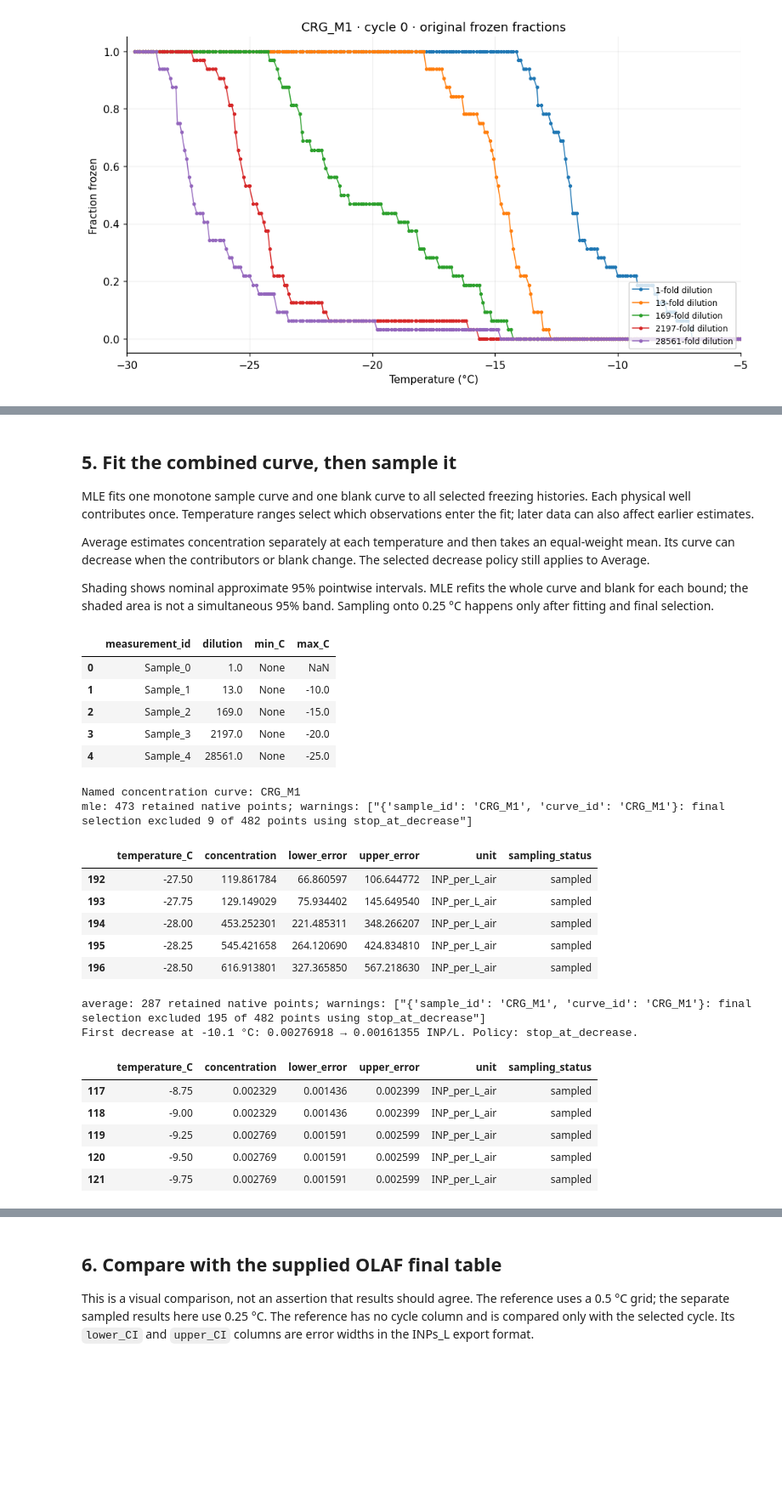
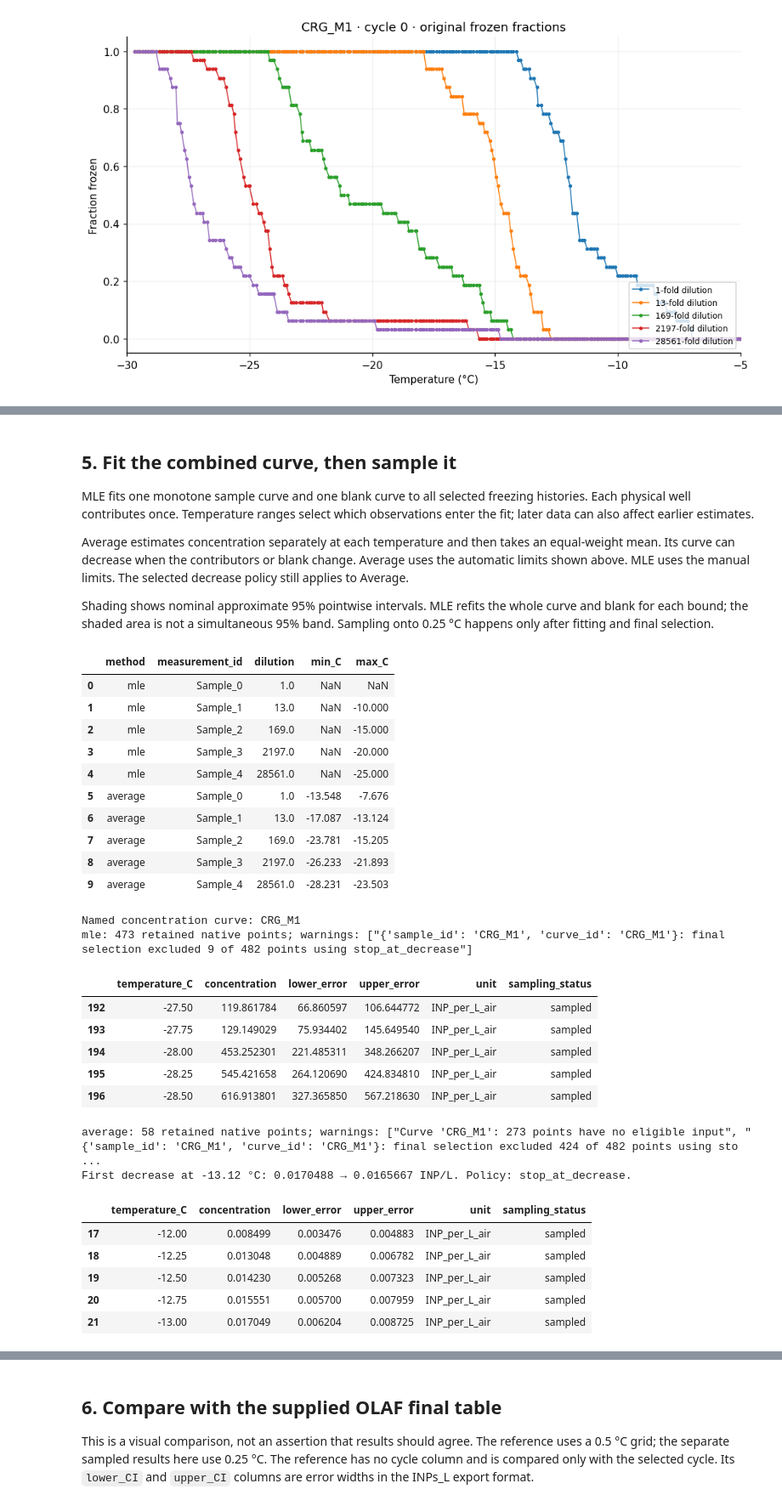
Before and after one commit to bochens/inptk, a Jupyter notebook: notebook/icescopy_freeze_count_to_air_inp_demo.ipynb, the cells around one changed output, grey strips where cells are left out. Shown at 85% size. Drawn from its saved outputs; the diff is of its cells as text; code cells hidden in the pictures; blank space fills up the shorter version.

```diff
--- a/notebook/icescopy_freeze_count_to_air_inp_demo.ipynb
+++ b/notebook/icescopy_freeze_count_to_air_inp_demo.ipynb
@@ -66,13 +61,15 @@ COMBINED_CURVE_ID = "CRG_M1"
 CURVES = {COMBINED_CURVE_ID: {"inputs": list(SAMPLE_MAP), "cycle": PLOT_CYCLE_ID}}
 OUTPUT_STEP_C = 0.25  # Optional: applied only to the final result.
 OUTPUT_METHOD = "sample"  # Or "interpolate" for a derived curve.
-TEMPERATURE_RANGES_C = {
+MLE_TEMPERATURE_RANGES_C = {
     "Sample_1": {"max_C": -10},
     "Sample_2": {"max_C": -15},
     "Sample_3": {"max_C": -20},
     "Sample_4": {"max_C": -25},
 }
-METHOD = "mle"  # Or "average"; both use the same ranges.
+AVERAGE_MIN_FROZEN = 3
+AVERAGE_MIN_UNFROZEN = 3
+METHOD = "average"  # Or "mle"; each method uses its own limits.
 DECREASE_POLICY = "stop_at_decrease"  # Or "skip_decreases" to allow recovery.
 TEMPERATURE_XLIM = (-30, -5)  # Temperature increases from left to right.
 
@@ -243,0 +246,12 @@ Original frozen-fraction observations: 2,892
+# %%
+auto_suggestions = inptk.suggest_temperature_ranges(
+    experiment, curves=CURVES,
+    min_frozen=AVERAGE_MIN_FROZEN, min_unfrozen=AVERAGE_MIN_UNFROZEN,
+)
+RANGES_BY_METHOD = {
+    "mle": MLE_TEMPERATURE_RANGES_C,
+    "average": auto_suggestions.temperature_ranges_C,
+}
+display(pd.DataFrame.from_dict(auto_suggestions.inputs, orient="index"))
+auto_report = auto_suggestions.observations.to_dataframe()
+display(auto_report.groupby(["measurement_id", "blank_status"]).size().rename("observations"))
@@ -319,6 +353,7 @@ observations enter the fit; later data can also affect earlier estimates.
 
 Average estimates concentration separately at each temperature and then takes an
 equal-weight mean. Its curve can decrease when the contributors or blank change.
+Average uses the automatic limits shown above. MLE uses the manual limits.
 The selected decrease policy still applies to Average.
 
 Shading shows nominal approximate 95% pointwise intervals. MLE refits the whole
@@ -327,11 +362,13 @@ Sampling onto 0.25 °C happens only after fitting and final selection.
 # %%
 range_controls = pd.DataFrame([
     {
+        "method": method,
         "measurement_id": name,
         "dilution": metadata.dilution,
-        "min_C": TEMPERATURE_RANGES_C.get(name, {}).get("min_C"),
-        "max_C": TEMPERATURE_RANGES_C.get(name, {}).get("max_C"),
+        "min_C": RANGES_BY_METHOD[method].get(name, {}).get("min_C"),
+        "max_C": RANGES_BY_METHOD[method].get(name, {}).get("max_C"),
     }
+    for method in ("mle", "average")
     for name, metadata in experiment.measurements.items() if name in SAMPLE_MAP
 ])
 display(range_controls)
@@ -339,7 +376,7 @@ display(range_controls)
 combined_suspension = {
     method: inptk.estimate_concentration(
         fractions, experiment=experiment, method=method, curves=CURVES,
-        temperature_ranges_C=TEMPERATURE_RANGES_C,
+        temperature_ranges_C=RANGES_BY_METHOD[method],
     )
     for method in ("mle", "average")
 }
@@ -347,39 +384,44 @@ combined_air_candidates = {
     method: inptk.convert_concentration(table, experiment.samples, basis="sampled_air")
     for method, table in combined_suspension.items()
 }
 combined_air = {
     method: inptk.finalize_spectrum(table, decrease_policy=DECREASE_POLICY)
     for method, table in combined_air_candidates.items()
 }
 
 grid_air = {
     method: inptk.resample_spectrum(table, step_C=OUTPUT_STEP_C, method=OUTPUT_METHOD)
     for method, table in combined_air.items()
 }
 combined_selection = {"curve_id": COMBINED_CURVE_ID}
 print("Named concentration curve:", COMBINED_CURVE_ID)
 
 for method, table in combined_air.items():
     print(f"{method}: {len(table):,} retained native points; warnings: {table.warnings or 'none'}")
     report = next(item for item in table.history[-1]["groups"]
                   if item["curve_id"] == combined_selection["curve_id"])
     first_decrease = next((item for item in report["excluded"] if item["reason"] == "decrease"), None)
     if first_decrease is not None:
         print(f"First decrease at {first_decrease['temperature_C']:.4g} °C: "
               f"{first_decrease['reference_concentration']:.6g} → "
               f"{first_decrease['concentration']:.6g} INP/L. Policy: {DECREASE_POLICY}.")
     selected = grid_air[method].select(**combined_selection).to_dataframe()
     display(selected.tail(5)[[
         "temperature_C", "concentration", "lower_error", "upper_error", "unit",
         "sampling_status",
     ]])
 # %% [output]
-|  | measurement_id | dilution | min_C | max_C |
-| 0 | Sample_0 | 1.0 | None | NaN |
-| 1 | Sample_1 | 13.0 | None | -10.0 |
-| 2 | Sample_2 | 169.0 | None | -15.0 |
-| 3 | Sample_3 | 2197.0 | None | -20.0 |
-| 4 | Sample_4 | 28561.0 | None | -25.0 |
+|  | method | measurement_id | dilution | min_C | max_C |
+| 0 | mle | Sample_0 | 1.0 | NaN | NaN |
+| 1 | mle | Sample_1 | 13.0 | NaN | -10.000 |
+| 2 | mle | Sample_2 | 169.0 | NaN | -15.000 |
+| 3 | mle | Sample_3 | 2197.0 | NaN | -20.000 |
+| 4 | mle | Sample_4 | 28561.0 | NaN | -25.000 |
+| 5 | average | Sample_0 | 1.0 | -13.548 | -7.676 |
+| 6 | average | Sample_1 | 13.0 | -17.087 | -13.124 |
+| 7 | average | Sample_2 | 169.0 | -23.781 | -15.205 |
+| 8 | average | Sample_3 | 2197.0 | -26.233 | -21.893 |
+| 9 | average | Sample_4 | 28561.0 | -28.231 | -23.503 |
 Named concentration curve: CRG_M1
 mle: 473 retained native points; warnings: ["{'sample_id': 'CRG_M1', 'curve_id': 'CRG_M1'}: final selection excluded 9 of 482 points using stop_at_decrease"]
 |  | temperature_C | concentration | lower_error | upper_error | unit | sampling_status |
@@ -388,14 +430,14 @@ mle: 473 retained native points; warnings: ["{'sample_id': 'CRG_M1', 'curve_id':
 | 194 | -28.00 | 453.252301 | 221.485311 | 348.266207 | INP_per_L_air | sampled |
 | 195 | -28.25 | 545.421658 | 264.120690 | 424.834810 | INP_per_L_air | sampled |
 | 196 | -28.50 | 616.913801 | 327.365850 | 567.218630 | INP_per_L_air | sampled |
-average: 287 retained native points; warnings: ["{'sample_id': 'CRG_M1', 'curve_id': 'CRG_M1'}: final selection excluded 195 of 482 points using stop_at_decrease"]
-First decrease at -10.1 °C: 0.00276918 → 0.00161355 INP/L. Policy: stop_at_decrease.
+average: 58 retained native points; warnings: ["Curve 'CRG_M1': 273 points have no eligible input", "{'sample_id': 'CRG_M1', 'curve_id': 'CRG_M1'}: final selection excluded 424 of 482 points using sto ...
+First decrease at -13.12 °C: 0.0170488 → 0.0165667 INP/L. Policy: stop_at_decrease.
 |  | temperature_C | concentration | lower_error | upper_error | unit | sampling_status |
-| 117 | -8.75 | 0.002329 | 0.001436 | 0.002399 | INP_per_L_air | sampled |
-| 118 | -9.00 | 0.002329 | 0.001436 | 0.002399 | INP_per_L_air | sampled |
-| 119 | -9.25 | 0.002769 | 0.001591 | 0.002599 | INP_per_L_air | sampled |
-| 120 | -9.50 | 0.002769 | 0.001591 | 0.002599 | INP_per_L_air | sampled |
-| 121 | -9.75 | 0.002769 | 0.001591 | 0.002599 | INP_per_L_air | sampled |
+| 17 | -12.00 | 0.008499 | 0.003476 | 0.004883 | INP_per_L_air | sampled |
+| 18 | -12.25 | 0.013048 | 0.004889 | 0.006782 | INP_per_L_air | sampled |
+| 19 | -12.50 | 0.014230 | 0.005268 | 0.007323 | INP_per_L_air | sampled |
+| 20 | -12.75 | 0.015551 | 0.005700 | 0.007959 | INP_per_L_air | sampled |
+| 21 | -13.00 | 0.017049 | 0.006204 | 0.008725 | INP_per_L_air | sampled |
 # %%
 fig, axes = plt.subplots(1, 2, figsize=(12, 5), sharex=True, sharey=True,
                          layout="constrained")
```
Also changed, not shown: parts of 13 cells of this notebook.
